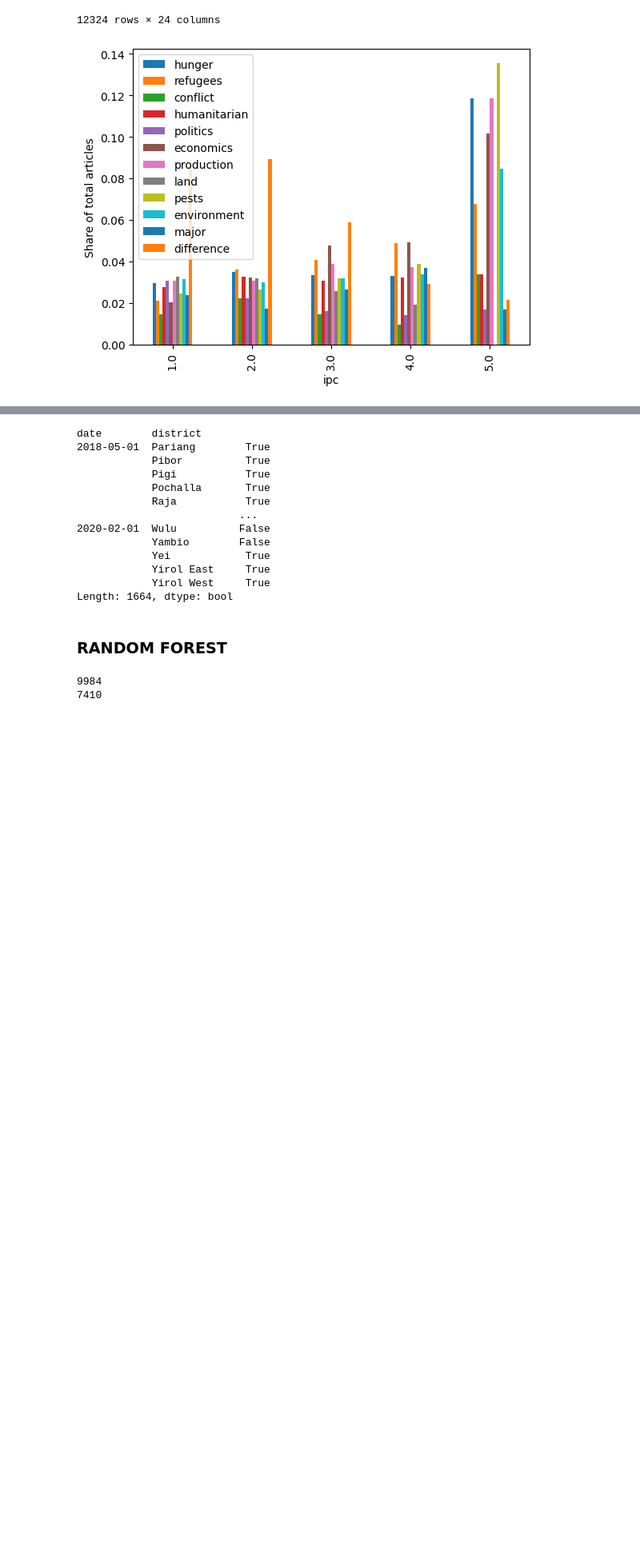
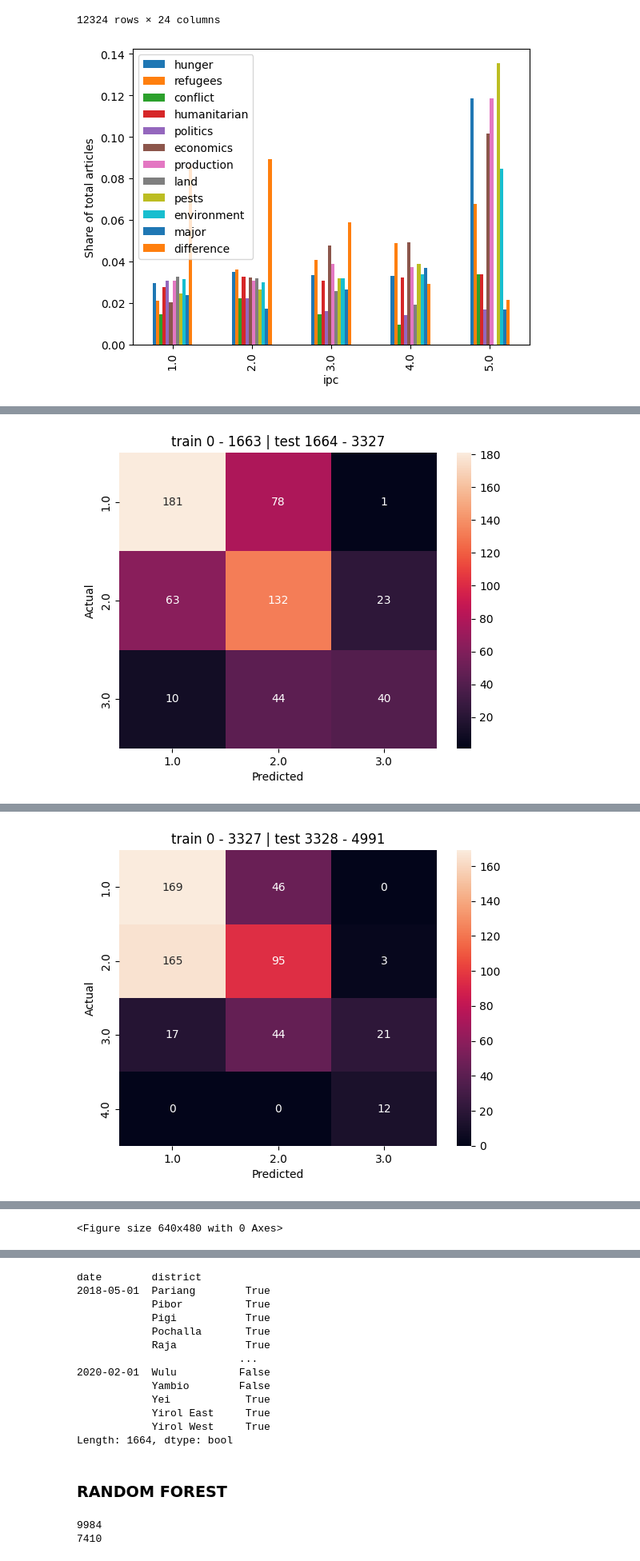
Before and after one commit to khknopp/JBG060-DC3, a Jupyter notebook: ForestPredictions.ipynb, the cells around one changed output, grey strips where cells are left out. Shown at 80% size. Saved outputs shown, nothing was run; the diff lists cells and outputs as text; code cells hidden in the pictures; blank space fills up the shorter version.

Commit message:
Evaluation in the main predictions

```diff
--- a/ForestPredictions.ipynb
+++ b/ForestPredictions.ipynb
@@ -174,3 +187,8 @@ combined.groupby("ipc")[["hunger", "refugees", "conflict", "humanitarian",
 df.sort_index(level=0, inplace=True) # Sort DataFrame by date
 df = df.iloc[df['ipc'].notnull().argmax():].copy() # Drop rows until first notna value in ipc column
 df = df.join(news_features, how="left") # Join df with created news features
+# %%
+df = create_lag_df(df, ["hunger", "refugees", "conflict", "humanitarian",
+                         "politics", "economics", "production", "land", "pests",
+                         "environment", "major", "difference"], 3, rolling=6) # 3-month-lagged rolling mean window of size 6
+df.columns
@@ -231,6 +287,11 @@ def preprocess(y_pred,y_true):
 # %%
-X = df.iloc[:, -24:] # Define explanatory variables
-X.drop(['sentiment', 'humanitarian', 'economics', 'ruggedness_mean'], axis=1, inplace=True)
+X = df[['difference', 'hunger_lag_3', 'refugees_lag_3',
+       'conflict_lag_3', 'politics_lag_3',
+       'production_lag_3', 'land_lag_3', 'pests_lag_3',
+       'environment_lag_3', 'difference_lag_3','count_violence_lag_3', 'ndvi_anom_lag_3',
+       'food_price_idx_lag_3', 'ipc_lag_1', 'ipc_lag_2', 'ipc_lag_3']]
+
+#X.drop(['sentiment', 'humanitarian', 'economics', 'ruggedness_mean'], axis=1, inplace=True)
 X = sm.add_constant(X) # Add constant column of 1s for intercept
 y = df[["ipc"]] # Define target data
 
@@ -239,13 +300,23 @@ cv = TimeSeriesSplit(n_splits=5) # Define TimeSeriesSplit with 5 splits
 # Initinalize empty lists to score scores
 mae_values = list()
 r2_values = list()
+acc_values = list()
+
+# Initialize empty Series for aggregated confusion matrix
+predictions = pd.Series(dtype='float64')
+all_true_ipc = pd.Series(dtype='float64')
+
+# Initialize a dictionary for all classes
+precision_by_class = {i+1: [] for i in range(5)}
+recall_by_class = {i+1: [] for i in range(5)}
+
 
 Xcopy = X.copy()
 Xcopy.dropna(inplace=True)
 vif = [variance_inflation_factor(Xcopy.values, i) for i in range(len(Xcopy.columns))]
 for i in range(len(Xcopy.columns)):
     print(f"{Xcopy.columns[i]}: {vif[i]}")
-# print(vif)
+print(vif)
 
 for train_index, val_index in cv.split(X): # Loop over the different training-test splits
 
@@ -265,21 +336,46 @@ for train_index, val_index in cv.split(X): # Loop over the different training-te
 
     model = OLS(y_train, X_train, missing="drop") # Initialize OLS model on training data
     results = model.fit() # Get model results on training data
-    #print(results.summary()) # Print model summary
+    y_pred = results.predict(X_test) # Run model on test data
 
-    y_pred = results.predict(X_test) # Run model on test data
-    y_pred, y_val = preprocess(y_pred, y_val) # Preprocess predictions and true values
-    y_val = pd.DataFrame(y_val) # Convert y_val to DataFrame
+    # Append results to respective lists
+    mae_values.append((y_pred - y_val['ipc']).abs().mean())
+    r2_values.append(results.rsquared)
 
-    #print(evaluate(y_pred['ipc'], y_val[0])) # Evaluate model (print accuracy score and plot confusion matrix)
-    # Append results to respective lists
-    # mae_values.append((y_pred - y_val[0]).abs().mean())
-    # r2_values.append(results.rsquared)
+    plt.title('train %s - %s | test %s - %s' % (train_index[0], train_index[-1], val_index[0], val_index[-1]))
+    plot_ConfusionMatrix(prediction = y_pred, true = y_val['ipc']) # Plot confusion matrix, (from helper functions)
+    true, pred = preprocess(y_pred,y_val['ipc']) # Preprocess predictions for precision
 
-    # plt.title('train %s - %s | test %s - %s' % (train_index[0], train_index[-1], val_index[0], val_index[-1]))
-    # plot_ConfusionMatrix(prediction = y_pred, true = y_val[0]) # Plot confusion matrix
+    predictions = pd.concat([predictions, y_pred]) # Concatenate predictions over iterations for final confusion matrix
+    all_true_ipc = pd.concat([all_true_ipc, y_val['ipc']])
 
-# print(f"Mean MAE: {np.mean(mae_values):.2f}") # Print MAE
-#print(f"Mean R2: {np.mean(r2_values):.2f}") # Print R2
-print(evaluate(y_pred['ipc'], y_val[0], results))
+    accuracy = accuracy_score(true, pred)
+    acc_values.append(accuracy)
+    print(f"Accuracy score: {accuracy}")
+    print("Recall score:", recall_score(true, pred, average="macro", zero_division=0)) # takes true and pred variables as parameters returned by preprocess() function
+    print("Precision score:", precision_score(true, pred, average="macro", zero_division=0))
+
+    # Calculate precision and recall for each class
+    precision, recall, _, _ = precision_recall_fscore_support(true, pred, average=None, labels=range(1, 6), zero_division=0)
+
+    for i in range(5):
+        precision_by_class[i+1].append(precision[i])
+        recall_by_class[i+1].append(recall[i])
+
+# Calculate the mean precision and recall across all iterations for each class
+# Do not include entries that had 0 values
+list(filter(lambda num: num != 0, precision_by_class))
+list(filter(lambda num: num != 0, recall_by_class))
+mean_precision_by_class = {i+1: np.mean(precision_by_class[i+1]) for i in range(5)}
+mean_recall_by_class = {i+1: np.mean(recall_by_class[i+1]) for i in range(5)}
+
+# Print mean values of performance metrics
+print('\nMean values:')
+print(f"Mean MAE: {np.mean(mae_values):.2f}") # Print MAE
+print(f"Mean R2: {np.mean(r2_values):.2f}") # Print R2
+print(f"Mean Accuracy: {np.mean(acc_values):.2f}") # Print Accuracy
+print("Mean Precision by class:", mean_precision_by_class) # Print mean precision by class
+print("Mean Recall by class:", mean_recall_by_class) # Print mean recall by class
+
+plot_ConfusionMatrix(prediction = predictions, true = all_true_ipc) # Print confusion matrix aggregated from results of all iterations
 # %% [output]
@@ -302,0 +400 @@ strong multicollinearity or other numerical problems.
+[figure, added]
@@ -303,0 +404 @@ AxisError: axis 1 is out of bounds for array of dimension 1
+[figure, added]
@@ -303,0 +435 @@ AxisError: axis 1 is out of bounds for array of dimension 1
+<Figure size 640x480 with 0 Axes>
```
Also changed, not shown: parts of 9 cells of this notebook.
